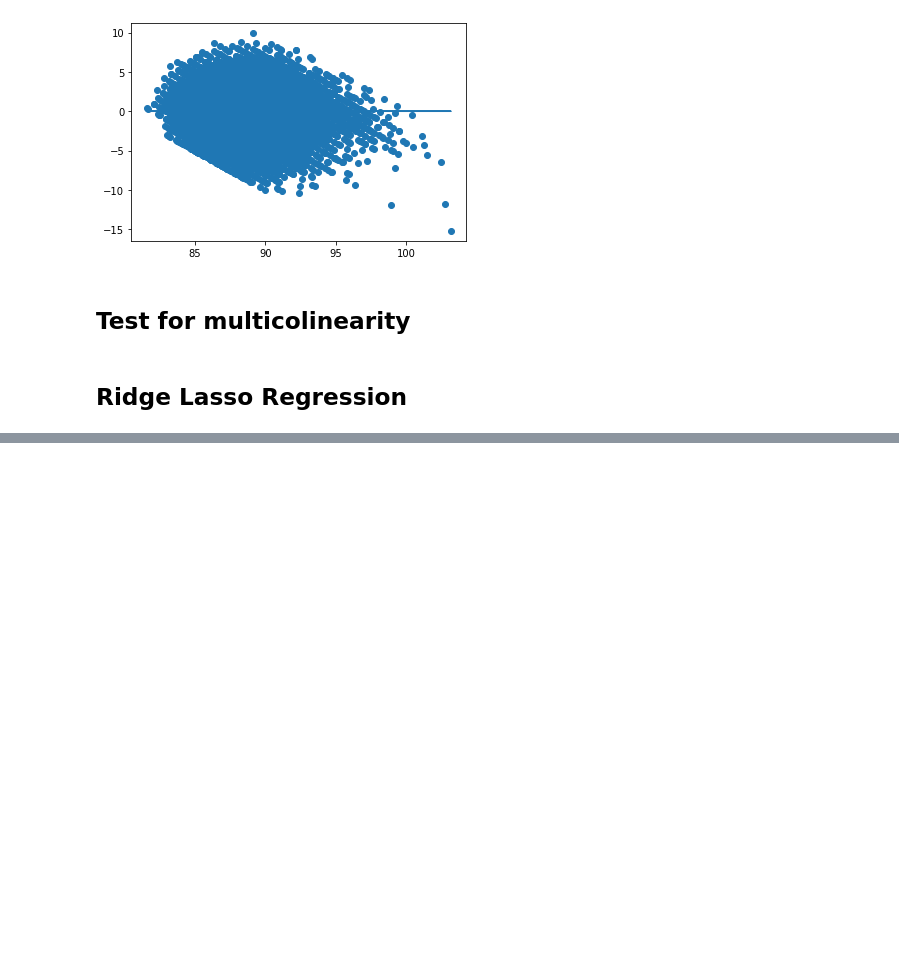
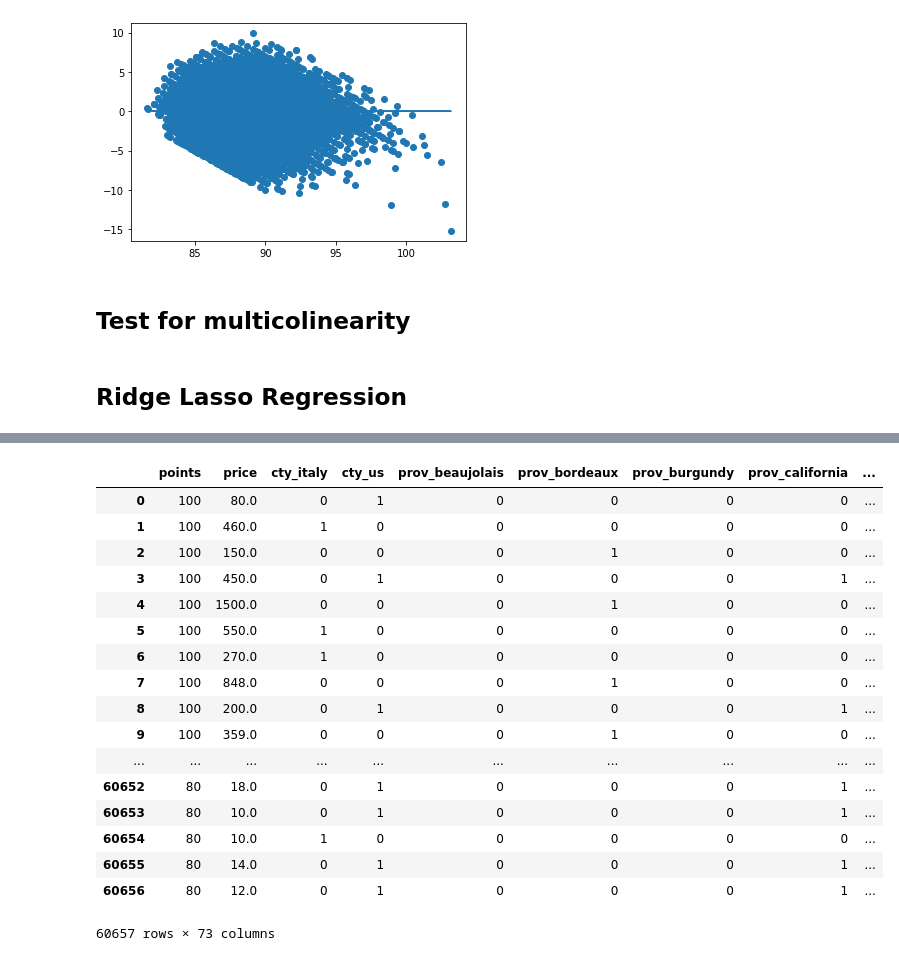
Before and after one commit to jprinfret/wine_reviews, a Jupyter notebook: scaling_normalizing_data.ipynb, the cells around one changed output, grey strips where cells are left out. Cells and saved outputs as stored; diff of their text form; code cells hidden in the pictures; blank space fills up the shorter version.

```diff
--- a/scaling_normalizing_data.ipynb
+++ b/scaling_normalizing_data.ipynb
@@ -202,0 +259,21 @@ x = df.drop(['points', 'price'], axis=1)
+# %%
+df
+# %% [output]
+|  | points | price | cty_italy | cty_us | prov_beaujolais | prov_bordeaux | prov_burgundy | prov_california | ... |
+| 0 | 100 | 80.0 | 0 | 1 | 0 | 0 | 0 | 0 | ... |
+| 1 | 100 | 460.0 | 1 | 0 | 0 | 0 | 0 | 0 | ... |
+| 2 | 100 | 150.0 | 0 | 0 | 0 | 1 | 0 | 0 | ... |
+| 3 | 100 | 450.0 | 0 | 1 | 0 | 0 | 0 | 1 | ... |
+| 4 | 100 | 1500.0 | 0 | 0 | 0 | 1 | 0 | 0 | ... |
+| 5 | 100 | 550.0 | 1 | 0 | 0 | 0 | 0 | 0 | ... |
+| 6 | 100 | 270.0 | 1 | 0 | 0 | 0 | 0 | 0 | ... |
+| 7 | 100 | 848.0 | 0 | 0 | 0 | 1 | 0 | 0 | ... |
+| 8 | 100 | 200.0 | 0 | 1 | 0 | 0 | 0 | 1 | ... |
+| 9 | 100 | 359.0 | 0 | 0 | 0 | 1 | 0 | 0 | ... |
+| ... | ... | ... | ... | ... | ... | ... | ... | ... | ... |
+| 60652 | 80 | 18.0 | 0 | 1 | 0 | 0 | 0 | 1 | ... |
+| 60653 | 80 | 10.0 | 0 | 1 | 0 | 0 | 0 | 1 | ... |
+| 60654 | 80 | 10.0 | 1 | 0 | 0 | 0 | 0 | 0 | ... |
+| 60655 | 80 | 14.0 | 0 | 1 | 0 | 0 | 0 | 1 | ... |
+| 60656 | 80 | 12.0 | 0 | 1 | 0 | 0 | 0 | 1 | ... |
+60657 rows × 73 columns
```
Also changed, not shown: parts of 12 cells of this notebook.
